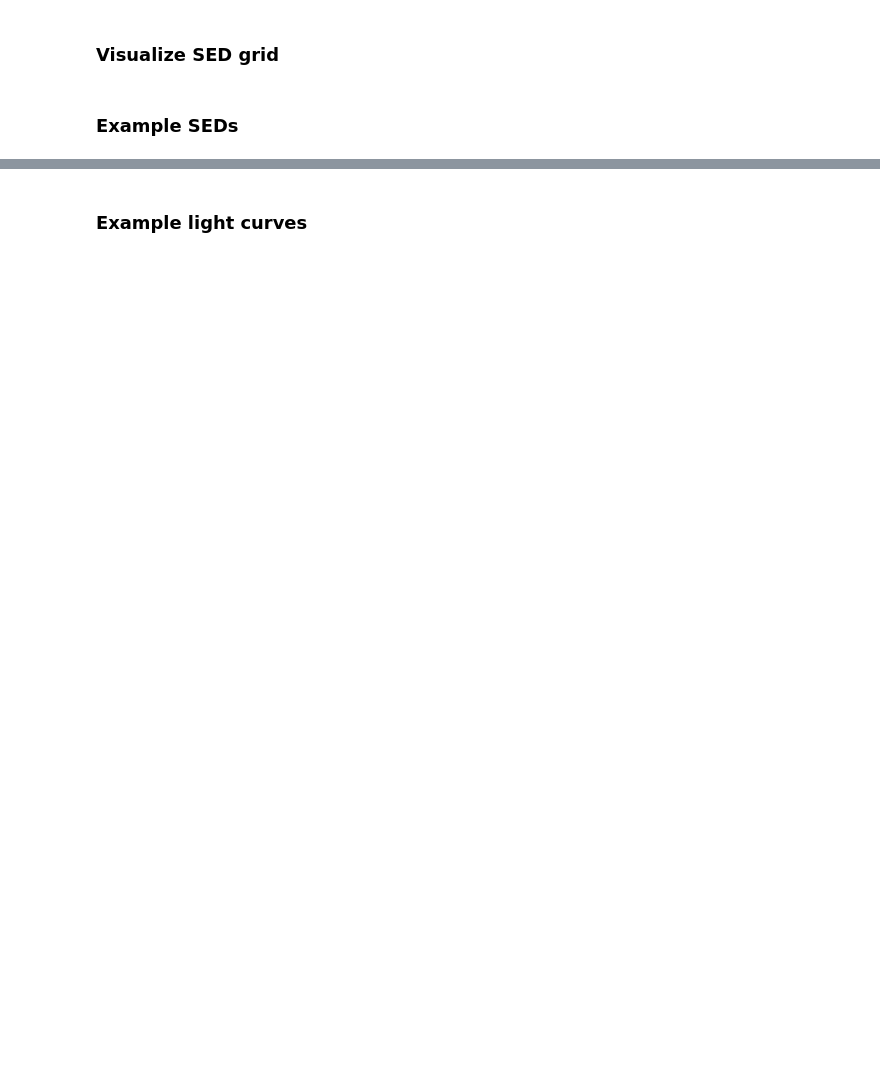
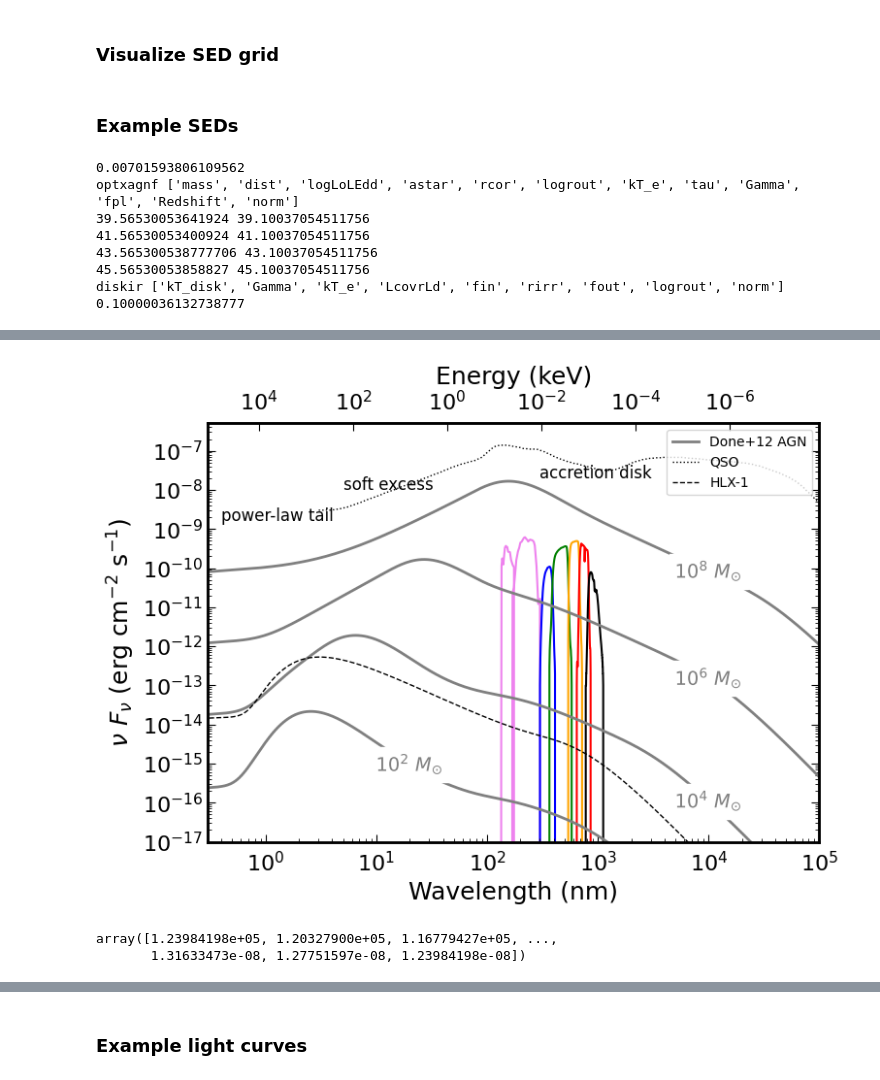
Before and after one commit to burke86/imbh_forecast, a Jupyter notebook: forecast.ipynb, the cells around one changed output, grey strips where cells are left out. Cells and saved outputs as stored; diff of their text form; code cells hidden in the pictures; blank space fills up the shorter version.

```diff
--- a/forecast.ipynb
+++ b/forecast.ipynb
@@ -627,3 +597,8 @@ if plot and etas[key] >= 1:
+# %%
+from model import _BHMF_stellar
+x = np.logspace(1, 6)
+dlogx = np.diff(np.log10(x))[0]
+plt.loglog(x, _BHMF_stellar(x)/dlogx)
 # %%
 # In the Weigel paper they have not assigned every galaxy an Eddington ratio, instead use the X-ray or radio selected AGNs
 # Here, we want to assign every galaxy an Eddington ratio, so need to adjust the normalization
@@ -702,6 +660,20 @@ if 'des-sn' in keys:
     t_obs = np.array(t_obs).flatten()
 
     models['des-sn'].sample_light_curves(t_obs, band=bands['des-sn'], dt_min=cadence//2)
+# %%
+from numpy.polynomial.polynomial import polyval2d
+
+c = [[0,         0,        0,         0],
+         [-0.900332, 3.97338,  0.774394, -1.09389],
+         [3.65877,  -8.04213,  11.0321,   0.781176],
+         [-16.7457, -31.1241, -17.5553,   0],
+         [87.3565,  71.5801,   0,         0],
+         [-123.671, 0,         0,         0]]
+
+z = np.linspace(0, 0.5, 100)
+colors = np.full(np.shape(z), 1.4)
+K = polyval2d(z, colors, c) # z, colors
+plt.plot(z, K)
 # %% [markdown]
 LSST hybrid
 # %%
@@ -1739,7 +1673,7 @@ for k, (key, s) in enumerate(samples.items()):
         #axs[1].set_xlim([6, 11])
         axs[1].text(0.04, 0.92, label, fontsize=12, transform=axs[1].transAxes)
 
-        if key == 'ptf':
+        if i==0 and key == 'ptf':
             from astropy.io import ascii
             dat = ascii.read('bgg20_2.txt')
             n = np.array([409, 2520, 9881, 20261, 11523, 2159, 259])[:-1]
@@ -1747,7 +1681,8 @@ for k, (key, s) in enumerate(samples.items()):
             bgg_f = dat['col2'].data[:-1]
             axs[1].errorbar(bgg_m, bgg_f, st.binom.std(n, bgg_f)/n, marker='o', color='r', capsize=3, label='observational\n'+'constraints')
 
-            axs[1].legend(fontsize=12, loc='upper right')
+        if key == 'ptf':
+            axs[1].legend(fontsize=12, loc='lower left')
 
         axs[1].set_xlim([m_sat[key], np.max(bin_centers)+0.5])
 
@@ -1887,6 +1801,10 @@ for k, (key, s) in enumerate(samples.items()):
         #axs[1].set_xlim([6, 11])
         ax.text(0.04, 0.90, label, fontsize=12, transform=ax.transAxes)
 
+        # Rescale:
+        count_imbh = etas[key]*0.95*count_imbh
+        count_mbh = etas[key]*0.95*count_mbh
+
         mean_imbh = np.mean(count_imbh, axis=0)
         mean_mbh = np.mean(count_mbh, axis=0)
         print(mean_imbh, mean_imbh-np.percentile(count_imbh, 16, axis=0), np.percentile(count_imbh, 84, axis=0)-mean_imbh)
@@ -2072,7 +1985,7 @@ lambda_Edd = 0.1
 
 # Parameters
 model_pars = {'bh_mass':1e8,'dist_c':d_c.to(u.Mpc).value,'lambda_edd':np.log10(lambda_Edd),'spin':0,'r_cor':100,
-        'log_r_out':-1,'kT_e':0.2,'tau':10,'gamma':1.8,'f_pl':0.25,'z':z,'norm':1}
+        'log_r_out':-1,'kT_e':0.23,'tau':11,'gamma':2.2,'f_pl':0.05,'z':z,'norm':1}
 bh_masses = [1e2, 1e4, 1e6, 1e8]*u.Msun
 
 # Set energy range
@@ -2097,12 +2010,17 @@ for i, M_BH_i in enumerate(bh_masses):
     dwav = np.diff((energies).to(u.AA, equivalencies=u.spectral())*(1 + z))
 
     # E N_E dlogE to nu f_nu
+    """
     dlogE = np.diff(np.log10(energies[::-1].value))
     sed = model_sed.values(0)[::-1]/dlogE * u.photon/u.cm**2/u.s
     nuf_nu = sed.to(u.erg/u.cm**2/u.s, equivalencies=u.spectral_density(wav))
+    """
+
+    # Use AGN SED
+    M_band, m_band, L_AGN_band, f_band, nuf_nu = get_AGN_flux(model_sed, model_pars['bh_mass'], lambda_Edd, z=z)
 
     # Make sure the bolmetric luminosities are reasonably close
-    f_lambda = nuf_nu/wav
+    f_lambda = (nuf_nu*u.erg/u.s/u.cm**2)/wav
     L_lambda = (f_lambda*4*np.pi*d_L**2).to(u.erg/u.s/u.AA)
     L_bol = (lambda_Edd*1.26e38*u.erg/u.s*M_BH_i/(1*u.Msun)).to(u.erg/u.s)
     # \int f_lambda T dlambda = [erg/s/AA] [AA]
@@ -2110,8 +2028,8 @@ for i, M_BH_i in enumerate(bh_masses):
     print(np.log10(np.sum(L_lambda*dwav).value), np.log10(L_bol.value))
 
     s = f'$10^{int(np.log10(M_BH_i.to(u.Msun).value))}$'+r'$\ M_{\odot}$'
-    lines.extend(ax.loglog(wav.value, nuf_nu.value, color='gray', lw=2, label=s))
-    ax_top.loglog(energies.value[:-1], sed, alpha=0, lw=2)
+    lines.extend(ax.loglog(wav.value, nuf_nu, color='gray', lw=2, label=s))
+    ax_top.loglog(energies.value[:-1], nuf_nu, alpha=0, lw=2)
 
 
 labelLines(lines, zorder=2.5, fontsize=14, align=False,
@@ -2228,3 +2146,12 @@ ax.yaxis.set_minor_formatter(matplotlib.ticker.NullFormatter())
 
 fig.tight_layout()
 fig.savefig('sed.pdf', dpi=300)
+# %% [output]
+0.00701593806109562
+optxagnf ['mass', 'dist', 'logLoLEdd', 'astar', 'rcor', 'logrout', 'kT_e', 'tau', 'Gamma', 'fpl', 'Redshift', 'norm']
+39.56530053641924 39.10037054511756
+41.56530053400924 41.10037054511756
+43.565300538777706 43.10037054511756
+45.56530053858827 45.10037054511756
+diskir ['kT_disk', 'Gamma', 'kT_e', 'LcovrLd', 'fin', 'rirr', 'fout', 'logrout', 'norm']
+0.10000036132738777
@@ -2230,0 +2159,6 @@ fig.savefig('sed.pdf', dpi=300)
+[figure, added]
+# %%
+energies.value
+# %% [output]
+array([1.23984198e+05, 1.20327900e+05, 1.16779427e+05, ...,
+       1.31633473e-08, 1.27751597e-08, 1.23984198e-08])
```
Also changed, not shown: parts of 54 cells of this notebook, 1 other file.
